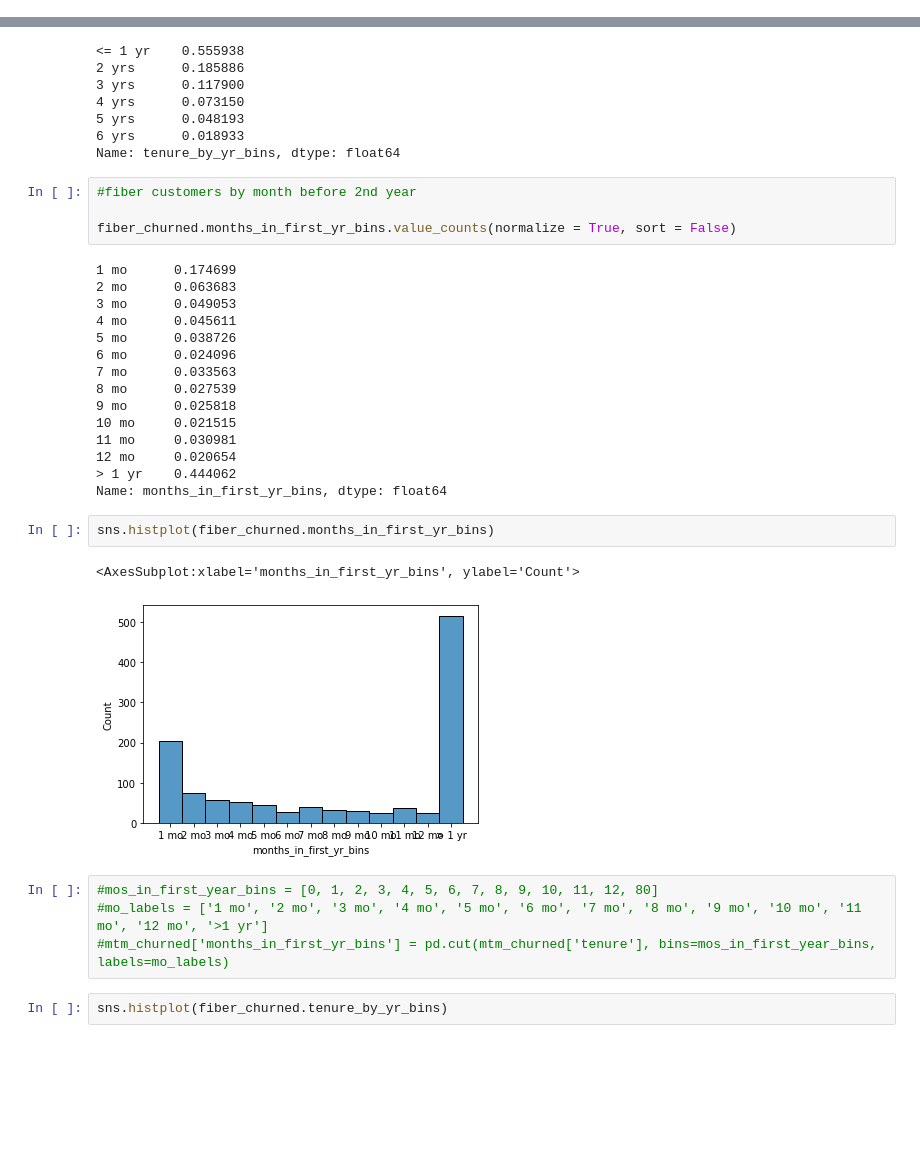
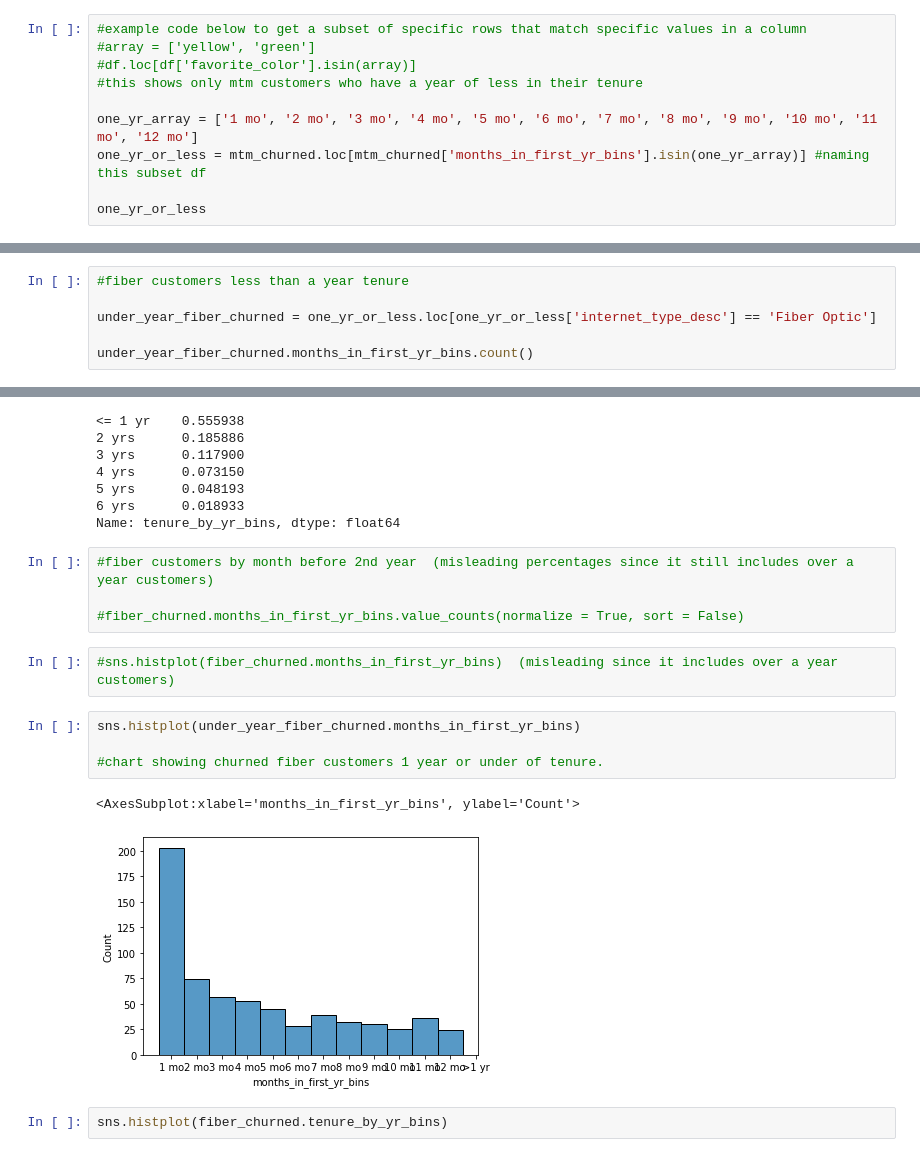
Before and after one commit to Brooke-Holyoak/numpy-pandas-visualization-exercises, a Jupyter notebook: telco_viz1_project.ipynb, the cells around one changed output, grey strips where cells are left out. Cells and saved outputs as stored; diff of their text form; blank space fills up the shorter version.

```diff
--- a/telco_viz1_project.ipynb
+++ b/telco_viz1_project.ipynb
@@ -525,0 +500,10 @@ Name: months_in_first_yr_bins, dtype: float64
+# %%
+#example code below to get a subset of specific rows that match specific values in a column
+#array = ['yellow', 'green']
+#df.loc[df['favorite_color'].isin(array)]
+#this shows only mtm customers who have a year of less in their tenure
+
+one_yr_array = ['1 mo', '2 mo', '3 mo', '4 mo', '5 mo', '6 mo', '7 mo', '8 mo', '9 mo', '10 mo', '11 mo', '12 mo']
+one_yr_or_less = mtm_churned.loc[mtm_churned['months_in_first_yr_bins'].isin(one_yr_array)] #naming this subset df
+
+one_yr_or_less
@@ -525,0 +586,6 @@ Name: months_in_first_yr_bins, dtype: float64
+# %%
+#fiber customers less than a year tenure
+
+under_year_fiber_churned = one_yr_or_less.loc[one_yr_or_less['internet_type_desc'] == 'Fiber Optic']
+
+under_year_fiber_churned.months_in_first_yr_bins.count()
@@ -536,33 +638,18 @@ fiber_churned.tenure_by_yr_bins.value_counts(normalize = True, sort = False)
 6 yrs      0.018933
 Name: tenure_by_yr_bins, dtype: float64
 # %%
-#fiber customers by month before 2nd year
+#fiber customers by month before 2nd year  (misleading percentages since it still includes over a year customers)
 
-fiber_churned.months_in_first_yr_bins.value_counts(normalize = True, sort = False)
+#fiber_churned.months_in_first_yr_bins.value_counts(normalize = True, sort = False)
-# %% [output]
-1 mo      0.174699
-2 mo      0.063683
-3 mo      0.049053
-4 mo      0.045611
-5 mo      0.038726
-6 mo      0.024096
-7 mo      0.033563
-8 mo      0.027539
-9 mo      0.025818
-10 mo     0.021515
-11 mo     0.030981
-12 mo     0.020654
-> 1 yr    0.444062
-Name: months_in_first_yr_bins, dtype: float64
 # %%
-sns.histplot(fiber_churned.months_in_first_yr_bins)
+#sns.histplot(fiber_churned.months_in_first_yr_bins)  (misleading since it includes over a year customers)
-# %% [output]
-<AxesSubplot:xlabel='months_in_first_yr_bins', ylabel='Count'>
-[figure, removed]
-# %%
-#mos_in_first_year_bins = [0, 1, 2, 3, 4, 5, 6, 7, 8, 9, 10, 11, 12, 80]
-#mo_labels = ['1 mo', '2 mo', '3 mo', '4 mo', '5 mo', '6 mo', '7 mo', '8 mo', '9 mo', '10 mo', '11 mo', '12 mo', '>1 yr']
-#mtm_churned['months_in_first_yr_bins'] = pd.cut(mtm_churned['tenure'], bins=mos_in_first_year_bins, labels=mo_labels)
+# %%
+sns.histplot(under_year_fiber_churned.months_in_first_yr_bins)
+
+#chart showing churned fiber customers 1 year or under of tenure.
+# %% [output]
+<AxesSubplot:xlabel='months_in_first_yr_bins', ylabel='Count'>
+[figure, added]
 # %%
 sns.histplot(fiber_churned.tenure_by_yr_bins)
 # %% [output]
```
Also changed, not shown: parts of 18 cells of this notebook.
